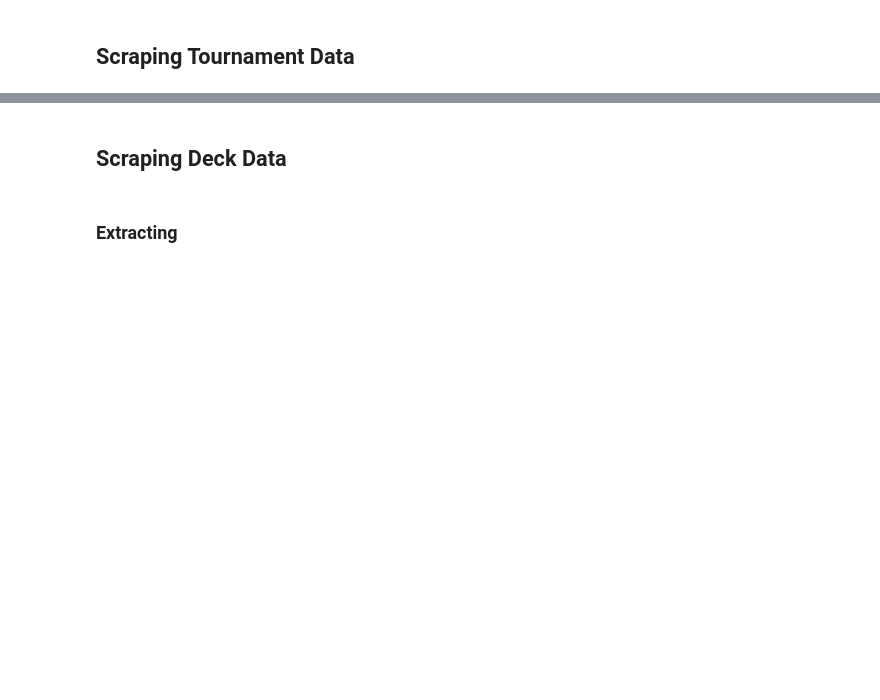
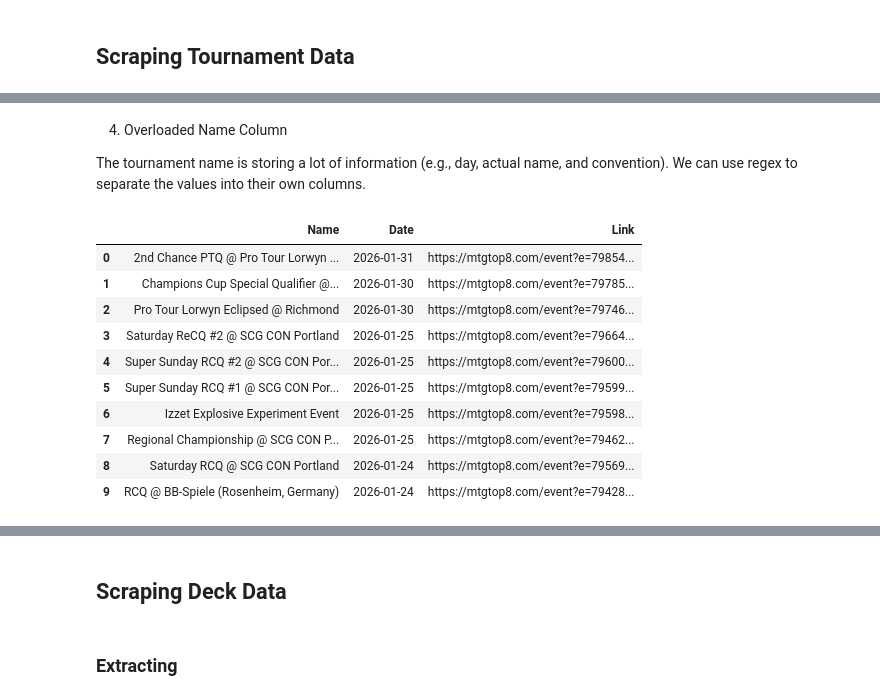
Before and after one commit to abbyortego/cmps-6790-final-tutorial, a Jupyter notebook: Milestone1_FD.ipynb, the cells around one changed output, grey strips where cells are left out. Saved outputs shown, nothing was run; the diff lists cells and outputs as text; code cells hidden in the pictures; blank space fills up the shorter version.

```diff
--- a/Milestone1_FD.ipynb
+++ b/Milestone1_FD.ipynb
@@ -45,0 +141,3 @@ This page on MTGtop8 list all major tournaments played in the standard format wi
+# %%
+all_tournaments_df = pd.DataFrame({'Name': names, 'Date': dates, 'Link': links})
+display(all_tournaments_df.head(), all_tournaments_df.dtypes)
@@ -49,0 +208,18 @@ This page on MTGtop8 list all major tournaments played in the standard format wi
+# %% [markdown]
+4. Overloaded Name Column
+
+The tournament name is storing a lot of information (e.g., day, actual name, and convention). We can use regex to separate the values into their own columns.
+# %%
+all_tournaments_df[:10]
+# %% [output]
+|  | Name | Date | Link |
+| 0 | 2nd Chance PTQ @ Pro Tour Lorwyn ... | 2026-01-31 | https://mtgtop8.com/event?e=79854... |
+| 1 | Champions Cup Special Qualifier @... | 2026-01-30 | https://mtgtop8.com/event?e=79785... |
+| 2 | Pro Tour Lorwyn Eclipsed @ Richmond | 2026-01-30 | https://mtgtop8.com/event?e=79746... |
+| 3 | Saturday ReCQ #2 @ SCG CON Portland | 2026-01-25 | https://mtgtop8.com/event?e=79664... |
+| 4 | Super Sunday RCQ #2 @ SCG CON Por... | 2026-01-25 | https://mtgtop8.com/event?e=79600... |
+| 5 | Super Sunday RCQ #1 @ SCG CON Por... | 2026-01-25 | https://mtgtop8.com/event?e=79599... |
+| 6 | Izzet Explosive Experiment Event | 2026-01-25 | https://mtgtop8.com/event?e=79598... |
+| 7 | Regional Championship @ SCG CON P... | 2026-01-25 | https://mtgtop8.com/event?e=79462... |
+| 8 | Saturday RCQ @ SCG CON Portland | 2026-01-24 | https://mtgtop8.com/event?e=79569... |
+| 9 | RCQ @ BB-Spiele (Rosenheim, Germany) | 2026-01-24 | https://mtgtop8.com/event?e=79428... |
```
Also changed, not shown: parts of 37 cells of this notebook, 1 other file.
